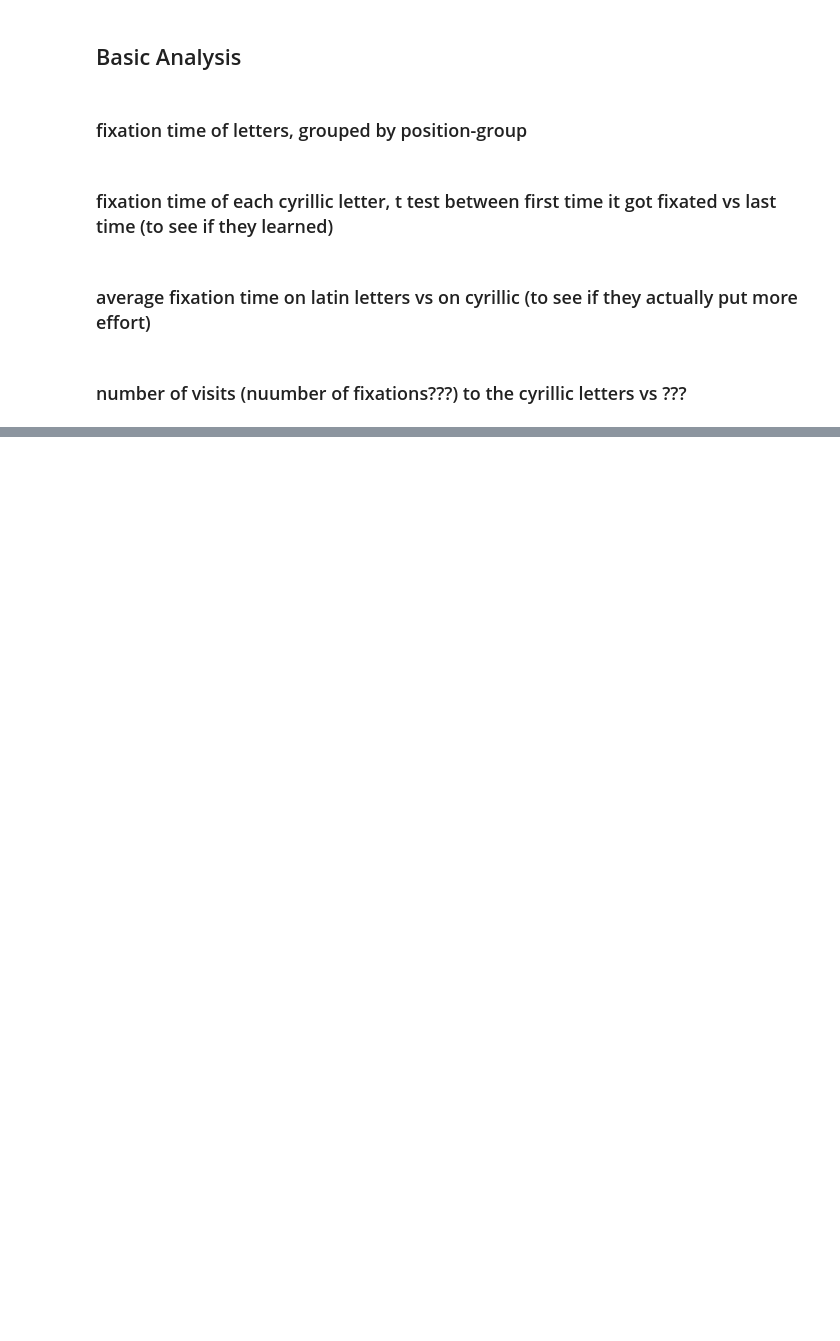
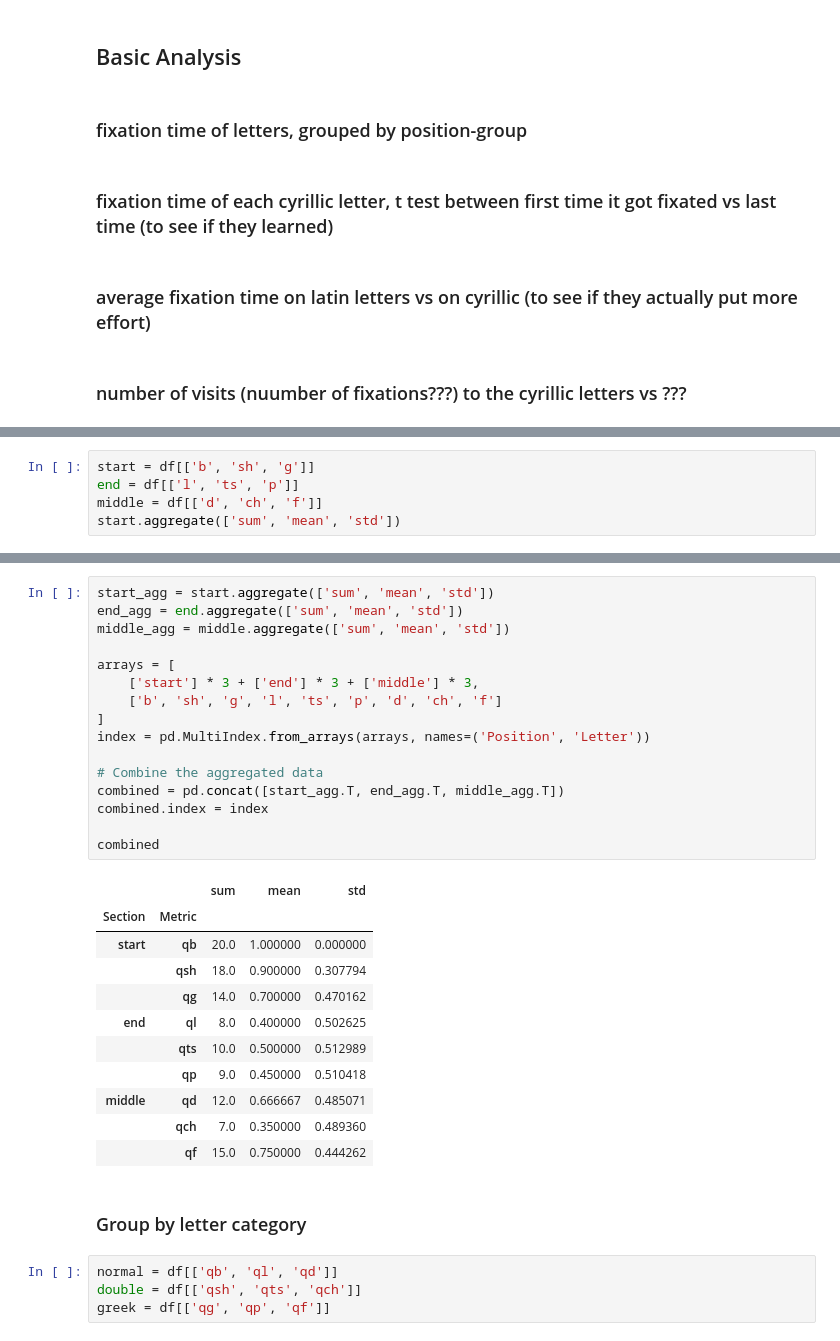
Before and after one commit to bragg13/ccs3, a Jupyter notebook: analysis.ipynb, the cells around one changed output, grey strips where cells are left out. Cells and saved outputs as stored; diff of their text form; blank space fills up the shorter version.

```diff
--- a/analysis.ipynb
+++ b/analysis.ipynb
@@ -63,0 +192,5 @@ jarl[jarl['Media']==all1]
+# %%
+start = df[['b', 'sh', 'g']]
+end = df[['l', 'ts', 'p']]
+middle = df[['d', 'ch', 'f']]
+start.aggregate(['sum', 'mean', 'std'])
@@ -63,0 +209,34 @@ jarl[jarl['Media']==all1]
+# %%
+start_agg = start.aggregate(['sum', 'mean', 'std'])
+end_agg = end.aggregate(['sum', 'mean', 'std'])
+middle_agg = middle.aggregate(['sum', 'mean', 'std'])
+
+arrays = [
+    ['start'] * 3 + ['end'] * 3 + ['middle'] * 3,
+    ['b', 'sh', 'g', 'l', 'ts', 'p', 'd', 'ch', 'f']
+]
+index = pd.MultiIndex.from_arrays(arrays, names=('Position', 'Letter'))
+
+# Combine the aggregated data
+combined = pd.concat([start_agg.T, end_agg.T, middle_agg.T])
+combined.index = index
+
+combined
+# %% [output]
+|  |  | sum | mean | std |
+| Section | Metric |  |  |  |
+| start | qb | 20.0 | 1.000000 | 0.000000 |
+|  | qsh | 18.0 | 0.900000 | 0.307794 |
+|  | qg | 14.0 | 0.700000 | 0.470162 |
+| end | ql | 8.0 | 0.400000 | 0.502625 |
+|  | qts | 10.0 | 0.500000 | 0.512989 |
+|  | qp | 9.0 | 0.450000 | 0.510418 |
+| middle | qd | 12.0 | 0.666667 | 0.485071 |
+|  | qch | 7.0 | 0.350000 | 0.489360 |
+|  | qf | 15.0 | 0.750000 | 0.444262 |
+# %% [markdown]
+### Group by letter category
+# %%
+normal = df[['qb', 'ql', 'qd']]
+double = df[['qsh', 'qts', 'qch']]
+greek = df[['qg', 'qp', 'qf']]
```
Also changed, not shown: parts of 19 cells of this notebook, 3 other files.
